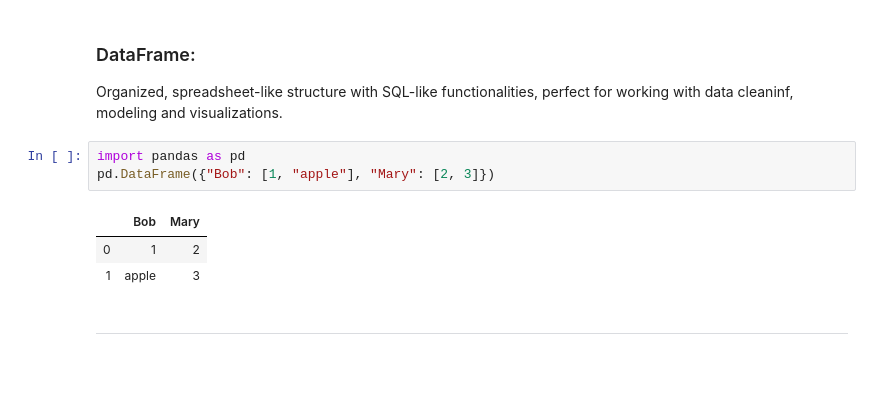
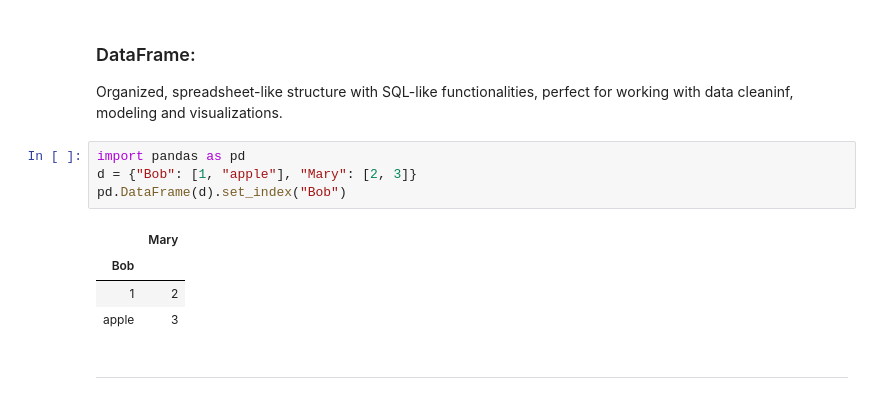
Before and after one commit to ludmercentre/python_training, a Jupyter notebook: notebooks/python_basics_part1.ipynb, the cells around one changed output. Saved outputs shown, nothing was run; the diff lists cells and outputs as text; blank space fills up the shorter version.

```diff
--- a/notebooks/python_basics_part1.ipynb
+++ b/notebooks/python_basics_part1.ipynb
@@ -324,11 +361,13 @@ set(l)
 Organized, spreadsheet-like structure with SQL-like functionalities, perfect for working with data cleaninf, modeling and visualizations.
 # %%
 import pandas as pd
-pd.DataFrame({"Bob": [1, "apple"], "Mary": [2, 3]})
+d = {"Bob": [1, "apple"], "Mary": [2, 3]}
+pd.DataFrame(d).set_index("Bob")
 # %% [output]
-|  | Bob | Mary |
-| 0 | 1 | 2 |
-| 1 | apple | 3 |
+|  | Mary |
+| Bob |  |
+| 1 | 2 |
+| apple | 3 |
 # %% [markdown]
 ---
 # %% [markdown]
```
Also changed, not shown: parts of 21 cells of this notebook, 8 other files.
